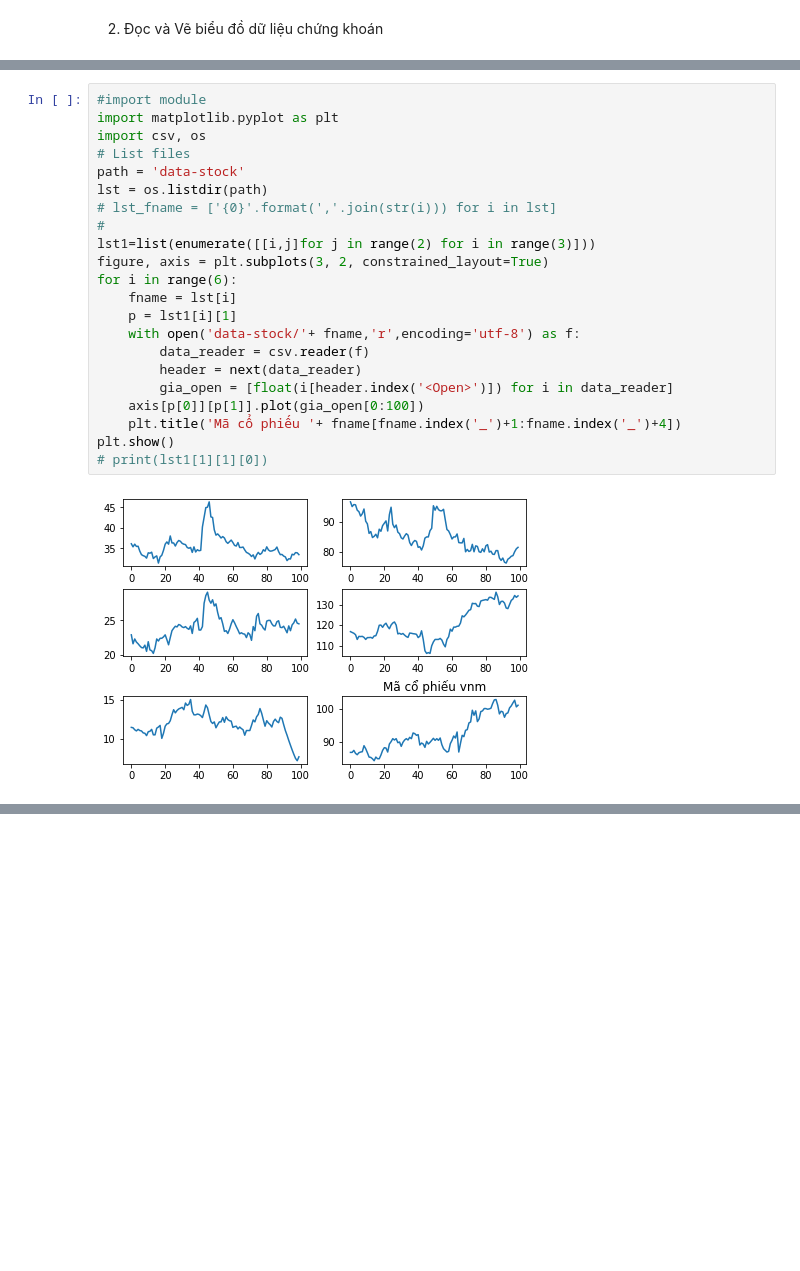
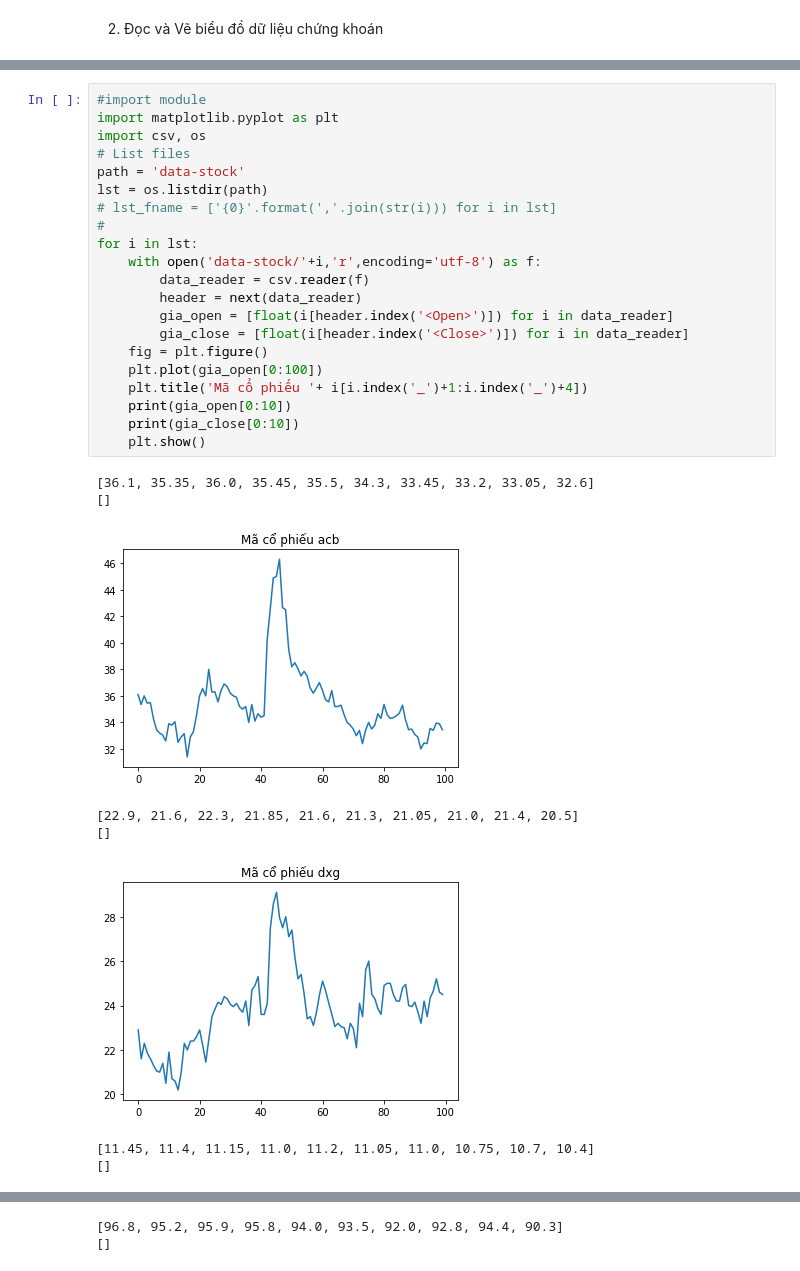
Before and after one commit to Hoanpc777/Python1, a Jupyter notebook: B3/[DS03]_[2.1]_[PhanCongHoan].ipynb, the cells around one changed output, grey strips where cells are left out. Drawn from its saved outputs; the diff is of its cells as text; blank space fills up the shorter version.

```diff
--- a/B3/[DS03]_[2.1]_[PhanCongHoan].ipynb
+++ b/B3/[DS03]_[2.1]_[PhanCongHoan].ipynb
@@ -24,24 +55,30 @@ plt.show()
 # %%
 #import module
 import matplotlib.pyplot as plt
 import csv, os
 # List files
 path = 'data-stock'
 lst = os.listdir(path)
 # lst_fname = ['{0}'.format(','.join(str(i))) for i in lst]
 #
-lst1=list(enumerate([[i,j]for j in range(2) for i in range(3)]))
-figure, axis = plt.subplots(3, 2, constrained_layout=True)
-for i in range(6):
-    fname = lst[i]
-    p = lst1[i][1]
-    with open('data-stock/'+ fname,'r',encoding='utf-8') as f:
+for i in lst:
+    with open('data-stock/'+i,'r',encoding='utf-8') as f:
         data_reader = csv.reader(f)
         header = next(data_reader)
         gia_open = [float(i[header.index('<Open>')]) for i in data_reader]
-    axis[p[0]][p[1]].plot(gia_open[0:100])
-    plt.title('Mã cổ phiếu '+ fname[fname.index('_')+1:fname.index('_')+4])
-plt.show()
-# print(lst1[1][1][0])
+        gia_close = [float(i[header.index('<Close>')]) for i in data_reader]
+    fig = plt.figure()
+    plt.plot(gia_open[0:100])
+    plt.title('Mã cổ phiếu '+ i[i.index('_')+1:i.index('_')+4])
+    print(gia_open[0:10])
+    print(gia_close[0:10])
+    plt.show()
 # %% [output]
+[36.1, 35.35, 36.0, 35.45, 35.5, 34.3, 33.45, 33.2, 33.05, 32.6]
+[]
-[figure, old version]
+[figure, new version]
+[22.9, 21.6, 22.3, 21.85, 21.6, 21.3, 21.05, 21.0, 21.4, 20.5]
+[]
+[figure, added]
+[11.45, 11.4, 11.15, 11.0, 11.2, 11.05, 11.0, 10.75, 10.7, 10.4]
+[]
@@ -47,0 +86,2 @@ plt.show()
+[96.8, 95.2, 95.9, 95.8, 94.0, 93.5, 92.0, 92.8, 94.4, 90.3]
+[]
```
Also changed, not shown: parts of 3 cells of this notebook.
